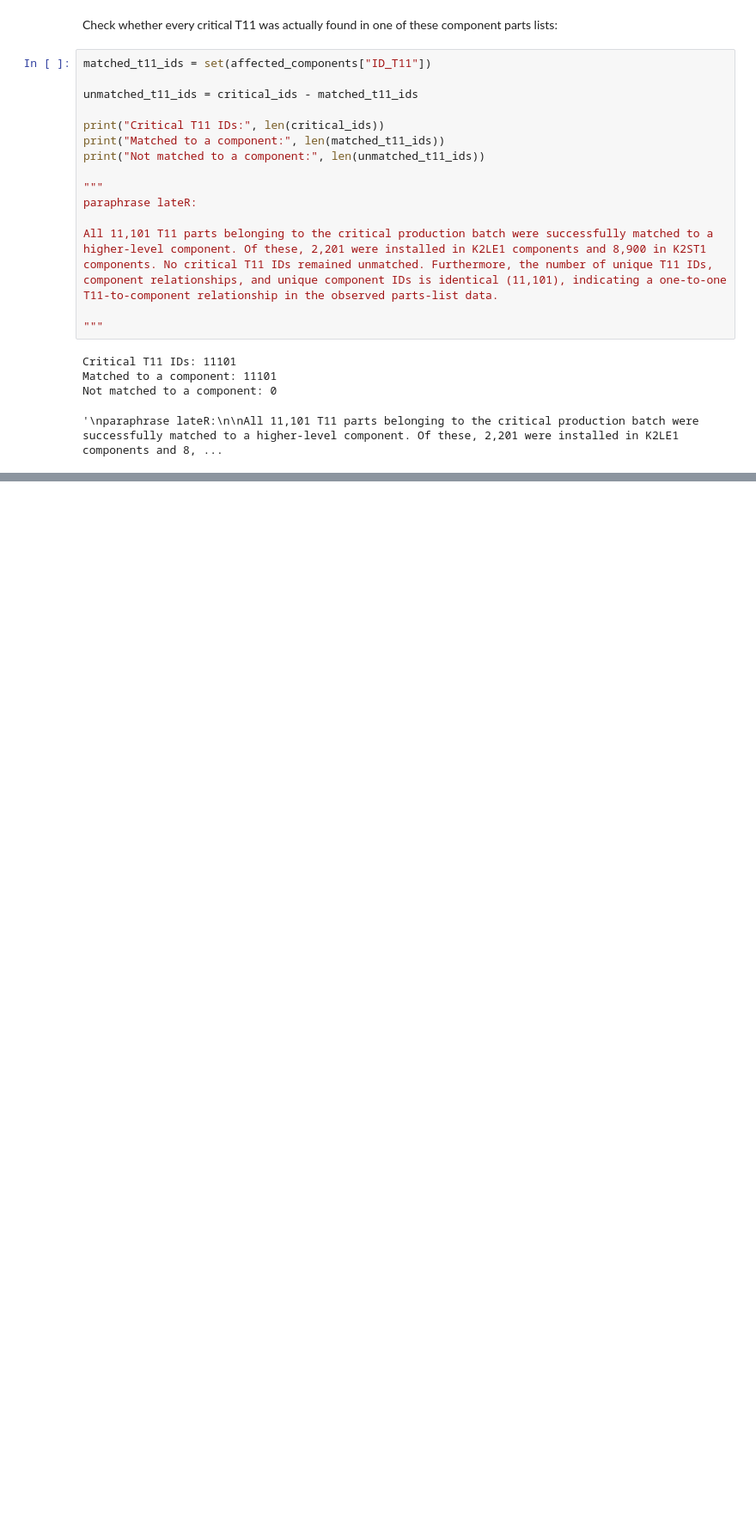
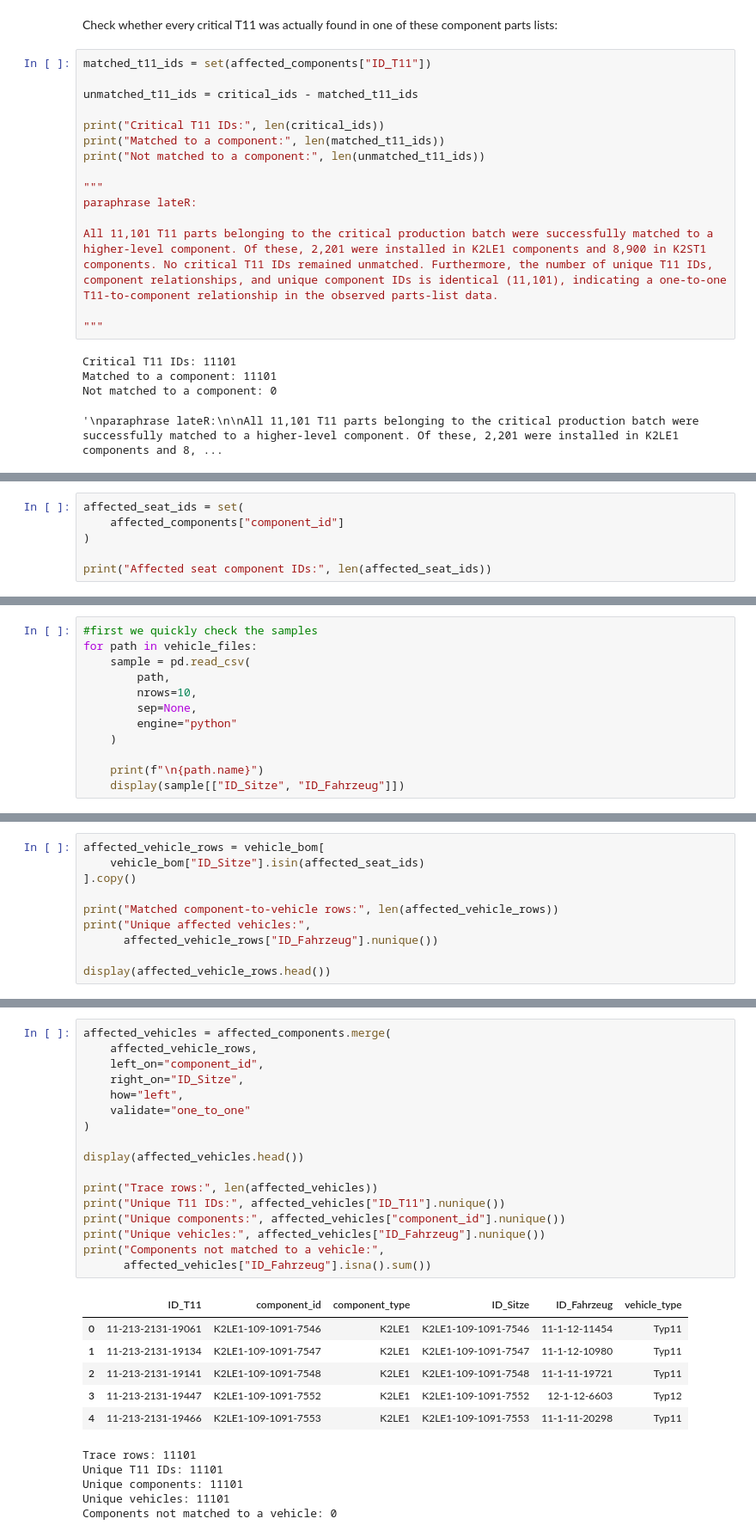
Before and after one commit to eniseirem/Data-Analysis-Case-Study, a Jupyter notebook: notebooks/case_study/case_study_v1.ipynb, the cells around one changed output, grey strips where cells are left out. Shown at 86% size. Drawn from its saved outputs; the diff is of its cells as text; blank space fills up the shorter version.

```diff
--- a/notebooks/case_study/case_study_v1.ipynb
+++ b/notebooks/case_study/case_study_v1.ipynb
@@ -871,0 +948,6 @@ Not matched to a component: 0
+# %%
+affected_seat_ids = set(
+    affected_components["component_id"]
+)
+
+print("Affected seat component IDs:", len(affected_seat_ids))
@@ -871,0 +960,12 @@ Not matched to a component: 0
+# %%
+#first we quickly check the samples
+for path in vehicle_files:
+    sample = pd.read_csv(
+        path,
+        nrows=10,
+        sep=None,
+        engine="python"
+    )
+
+    print(f"\n{path.name}")
+    display(sample[["ID_Sitze", "ID_Fahrzeug"]])
@@ -871,0 +1032,10 @@ Not matched to a component: 0
+# %%
+affected_vehicle_rows = vehicle_bom[
+    vehicle_bom["ID_Sitze"].isin(affected_seat_ids)
+].copy()
+
+print("Matched component-to-vehicle rows:", len(affected_vehicle_rows))
+print("Unique affected vehicles:",
+      affected_vehicle_rows["ID_Fahrzeug"].nunique())
+
+display(affected_vehicle_rows.head())
@@ -871,0 +1053,29 @@ Not matched to a component: 0
+# %%
+affected_vehicles = affected_components.merge(
+    affected_vehicle_rows,
+    left_on="component_id",
+    right_on="ID_Sitze",
+    how="left",
+    validate="one_to_one"
+)
+
+display(affected_vehicles.head())
+
+print("Trace rows:", len(affected_vehicles))
+print("Unique T11 IDs:", affected_vehicles["ID_T11"].nunique())
+print("Unique components:", affected_vehicles["component_id"].nunique())
+print("Unique vehicles:", affected_vehicles["ID_Fahrzeug"].nunique())
+print("Components not matched to a vehicle:",
+      affected_vehicles["ID_Fahrzeug"].isna().sum())
+# %% [output]
+|  | ID_T11 | component_id | component_type | ID_Sitze | ID_Fahrzeug | vehicle_type |
+| 0 | 11-213-2131-19061 | K2LE1-109-1091-7546 | K2LE1 | K2LE1-109-1091-7546 | 11-1-12-11454 | Typ11 |
+| 1 | 11-213-2131-19134 | K2LE1-109-1091-7547 | K2LE1 | K2LE1-109-1091-7547 | 11-1-12-10980 | Typ11 |
+| 2 | 11-213-2131-19141 | K2LE1-109-1091-7548 | K2LE1 | K2LE1-109-1091-7548 | 11-1-11-19721 | Typ11 |
+| 3 | 11-213-2131-19447 | K2LE1-109-1091-7552 | K2LE1 | K2LE1-109-1091-7552 | 12-1-12-6603 | Typ12 |
+| 4 | 11-213-2131-19466 | K2LE1-109-1091-7553 | K2LE1 | K2LE1-109-1091-7553 | 11-1-11-20298 | Typ11 |
+Trace rows: 11101
+Unique T11 IDs: 11101
+Unique components: 11101
+Unique vehicles: 11101
+Components not matched to a vehicle: 0
```
Also changed, not shown: parts of 23 cells of this notebook.
